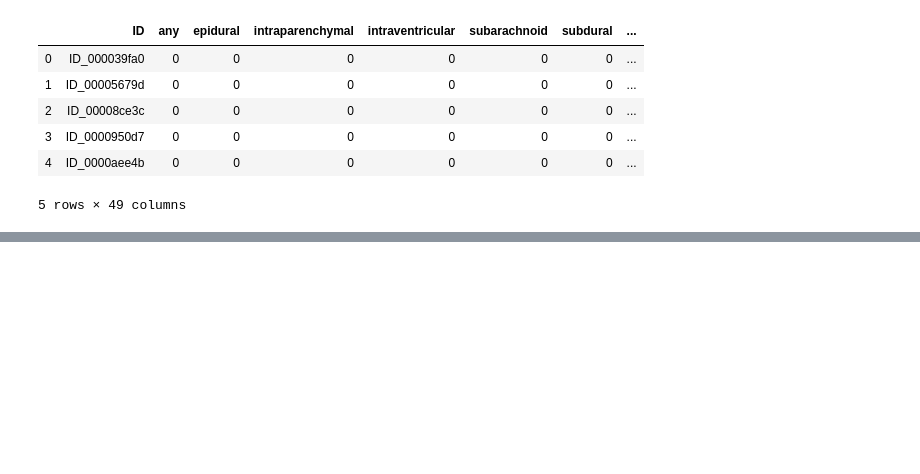
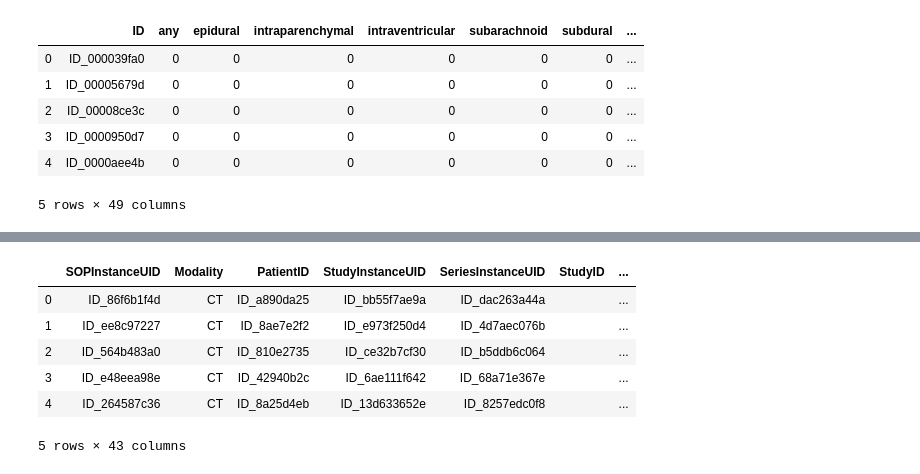
Before and after one commit to steermomo/kaggle-rsna, a Jupyter notebook: 02_checkData&makeLoader.ipynb, the cells around one changed output, grey strips where cells are left out. Saved outputs shown, nothing was run; the diff lists cells and outputs as text; code cells hidden in the pictures; blank space fills up the shorter version.

```diff
--- a/02_checkData&makeLoader.ipynb
+++ b/02_checkData&makeLoader.ipynb
@@ -204,0 +294,12 @@ test.head()
+# %%
+
+df_tst.fname = df_tst.fname.str.replace('../input/rsna-intracranial-hemorrhage-detection/', '/home/jupyter/rsna/source_data/')
+df_tst.head()
+# %% [output]
+|  | SOPInstanceUID | Modality | PatientID | StudyInstanceUID | SeriesInstanceUID | StudyID | ... |
+| 0 | ID_86f6b1f4d | CT | ID_a890da25 | ID_bb55f7ae9a | ID_dac263a44a |  | ... |
+| 1 | ID_ee8c97227 | CT | ID_8ae7e2f2 | ID_e973f250d4 | ID_4d7aec076b |  | ... |
+| 2 | ID_564b483a0 | CT | ID_810e2735 | ID_ce32b7cf30 | ID_b5ddb6c064 |  | ... |
+| 3 | ID_e48eea98e | CT | ID_42940b2c | ID_6ae111f642 | ID_68a71e367e |  | ... |
+| 4 | ID_264587c36 | CT | ID_8a25d4eb | ID_13d633652e | ID_8257edc0f8 |  | ... |
+5 rows × 43 columns
```
Also changed, not shown: parts of 32 cells of this notebook, 8 other files.
